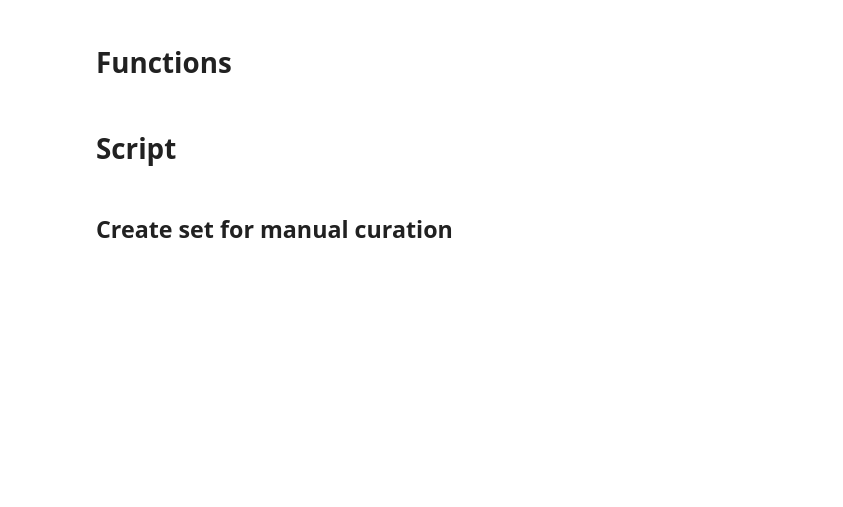
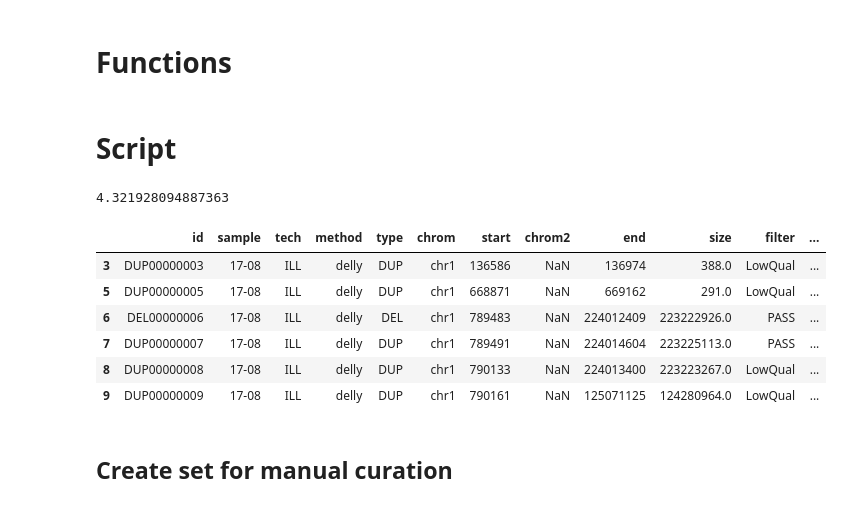
Before and after one commit to burgshrimps/dicast, a Jupyter notebook: 02_train_and_test.ipynb, the cells around one changed output. Drawn from its saved outputs; the diff is of its cells as text; code cells hidden in the pictures; blank space fills up the shorter version.

```diff
--- a/02_train_and_test.ipynb
+++ b/02_train_and_test.ipynb
@@ -55,7 +55,7 @@ def load_sample_data(SAMPLE, REF):
     filenames_aln_ill = glob(f'{FEATURE_DIR}/{SAMPLE}_{REF}.SVs.aln.ill.*.tsv')
     df_aln_ill = pd.concat([pd.read_csv(f, sep='\t') for f in filenames_aln_ill], ignore_index=True)
 
-    df = df_raw.merge(df_ref.drop(['sample', 'type', 'chrom', 'chrom2', 'start', 'end'], axis=1), on='id', how='left')
+    df = df_raw.merge(df_ref.drop(['sample', 'type', 'chrom', 'chrom2', 'start', 'end'], axis=1), on='id', how='inner')
     df = df.merge(df_aln_ill.drop(['sample', 'type', 'chrom', 'chrom2', 'start', 'end'], axis=1), on='id', how='inner')
 
     return df
@@ -118,6 +118,22 @@ for SAMPLE in SAMPLES:
     dfs.append(df)
 
 df = pd.concat(dfs, ignore_index=True)
+# %%
+df = df[:10].copy().reset_index(drop=True)
+# %%
+np.log2(1000 / 50)
+# %% [output]
+4.321928094887363
+# %%
+df.drop([0, 2, 4])
+# %% [output]
+|  | id | sample | tech | method | type | chrom | start | chrom2 | end | size | filter | ... |
+| 3 | DUP00000003 | 17-08 | ILL | delly | DUP | chr1 | 136586 | NaN | 136974 | 388.0 | LowQual | ... |
+| 5 | DUP00000005 | 17-08 | ILL | delly | DUP | chr1 | 668871 | NaN | 669162 | 291.0 | LowQual | ... |
+| 6 | DEL00000006 | 17-08 | ILL | delly | DEL | chr1 | 789483 | NaN | 224012409 | 223222926.0 | PASS | ... |
+| 7 | DUP00000007 | 17-08 | ILL | delly | DUP | chr1 | 789491 | NaN | 224014604 | 223225113.0 | PASS | ... |
+| 8 | DUP00000008 | 17-08 | ILL | delly | DUP | chr1 | 790133 | NaN | 224013400 | 223223267.0 | LowQual | ... |
+| 9 | DUP00000009 | 17-08 | ILL | delly | DUP | chr1 | 790161 | NaN | 125071125 | 124280964.0 | LowQual | ... |
 # %%
 # Filter NaNs
 features = ['size'] + list(df.columns[13:])
```
Also changed, not shown: 14 other files.
